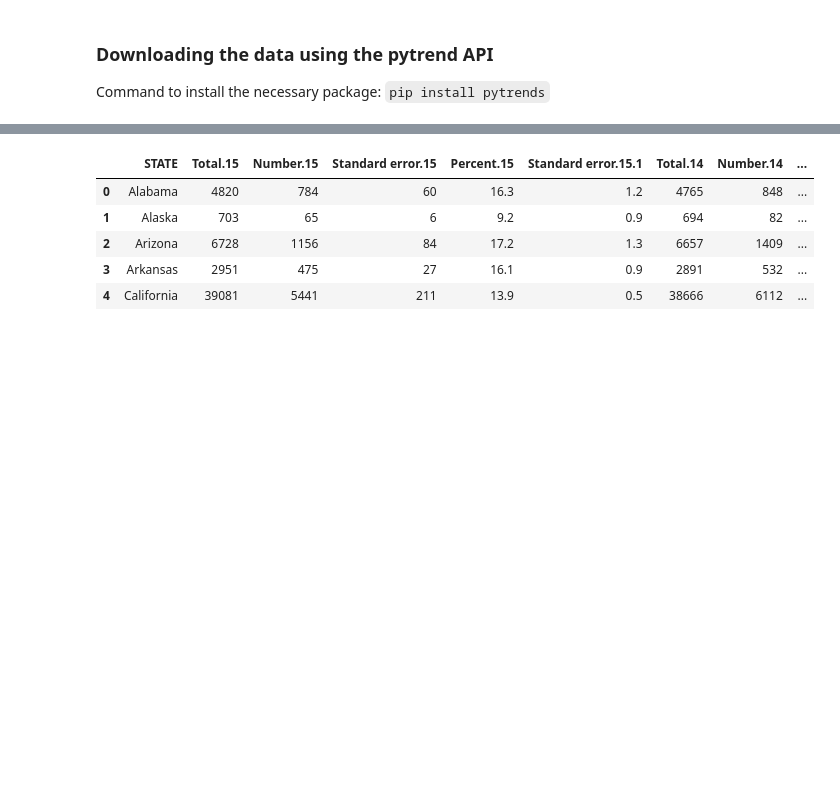
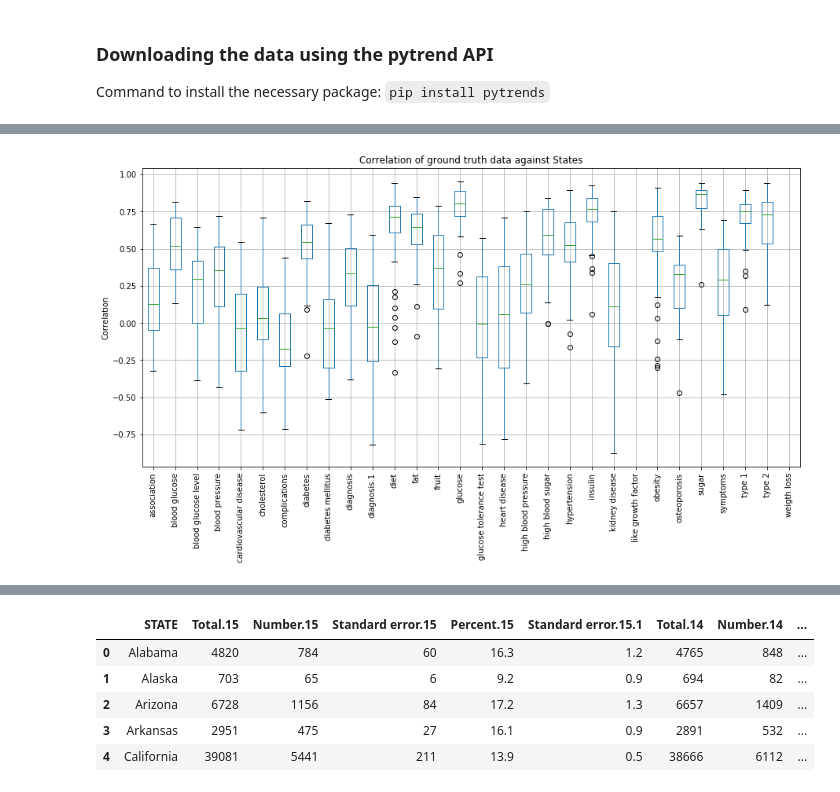
Before and after one commit to belgrades/chronic-disease, a Jupyter notebook: diabetes.ipynb, the cells around one changed output, grey strips where cells are left out. Cells and saved outputs as stored; diff of their text form; code cells hidden in the pictures; blank space fills up the shorter version.

Commit message:
Adding correlation analysis for point 1.1

```diff
--- a/diabetes.ipynb
+++ b/diabetes.ipynb
@@ -575,0 +709,3 @@ for i in range(2004,2017):
+# %%
+df_prevalence_keywords = pd.merge(keywords_clean, df_crude_prevalence, on=["State", "Year"])
+df_prevalence_keywords.head()
@@ -575,0 +724,18 @@ for i in range(2004,2017):
+# %%
+df_crude_prevalence.shape
+keywords = [keyword for keyword in df_prevalence_keywords.columns if keyword is not "State" and keyword is not "Year" and keyword is not "Prevalence"]
+states = list(set(keywords_clean["State"].values))
+# %%
+dict_correlation_state = {
+    keyword: [] for keyword in keywords
+}
+
+dict_correlation_state["States"] = states
+
+for state in states:
+    df_state = df_prevalence_keywords[(df_prevalence_keywords.State == state)]
+    for keyword in keywords:
+        dict_correlation_state[keyword].append(np.corrcoef(df_state[keyword], df_state["Prevalence"])[0,1])
+# %%
+df_correlation_state = pd.DataFrame.from_dict(dict_correlation_state).set_index("States").sort_index()
+df_correlation_state
@@ -575,0 +766,8 @@ for i in range(2004,2017):
+# %%
+df_correlation_state.boxplot(figsize=(15, 7))
+plt.xticks(rotation=90)
+plt.title("Correlation of ground truth data against States")
+plt.ylabel("Correlation")
+plt.show()
+# %% [output]
+[figure, added]
```
Also changed, not shown: parts of 60 cells of this notebook.
